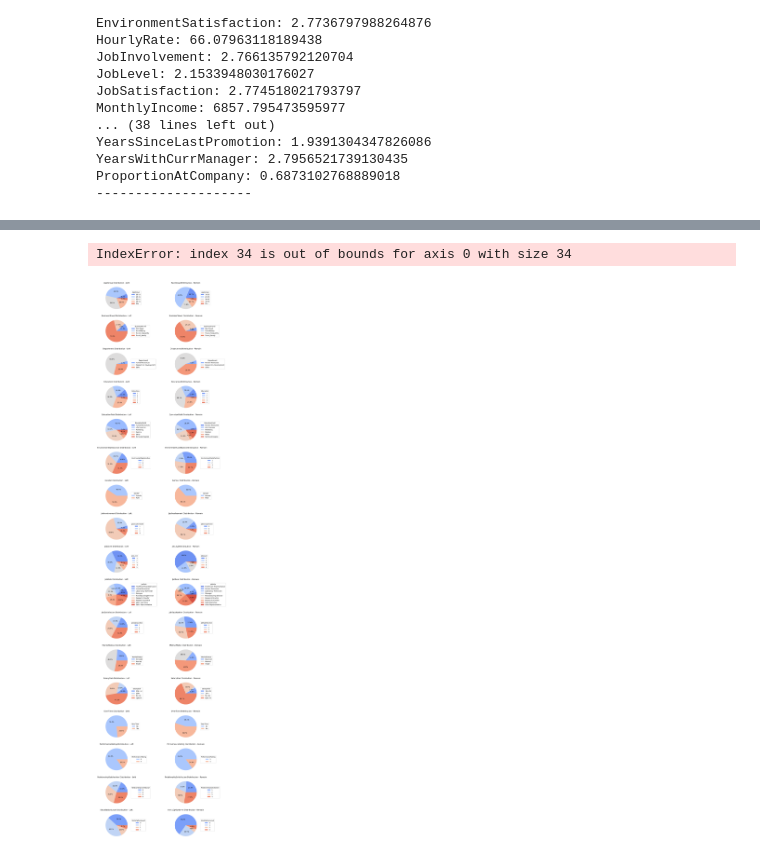
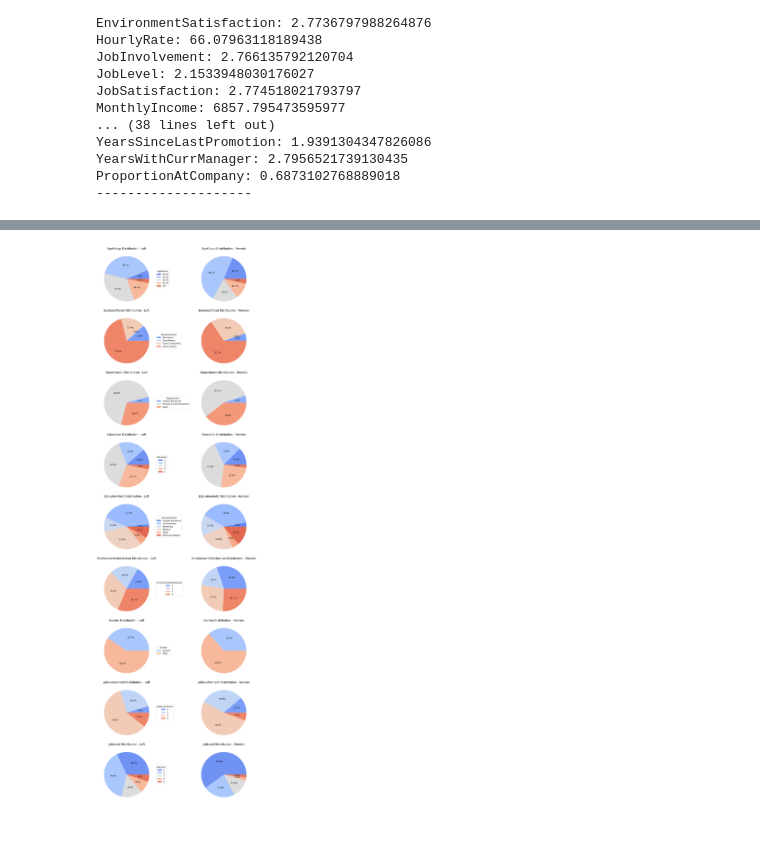
Before and after one commit to SethMoffat/Project_1, a Jupyter notebook: explore.ipynb, the cells around one changed output, grey strips where cells are left out. Saved outputs shown, nothing was run; the diff lists cells and outputs as text; code cells hidden in the pictures; blank space fills up the shorter version.

```diff
--- a/explore.ipynb
+++ b/explore.ipynb
@@ -288,69 +314,53 @@ plt.show()
 # %%
-# Close any previous plots
 plt.close()
 
-# Set global font sizes
-plt.rcParams['font.size'] = 10
+plt.rcParams['font.size'] = 12
+plt.rcParams['axes.titlesize'] = 16
 
-# Define number of columns per row
 cols_per_row = 2
 offset = 1
-total_plots = len(num_cols) + len(cat_cols)
-
-if total_plots % cols_per_row == 0:
+if len(cat_cols) % cols_per_row == 0:
     offset = 0
 
-# Create subplots
 fig, axes = plt.subplots(
-    nrows=total_plots // cols_per_row + offset,
+    nrows=len(cat_cols)//cols_per_row + offset,
     ncols=cols_per_row,
-    figsize=(15, total_plots * 2)
+    figsize=(15, len(cat_cols)*2.5)
 )
 
 # Flatten axes array for easy iteration
 axes = axes.flatten()
 
-# Initialize a counter for filled axes
 plot_index = 0
+for col in cat_cols:
+    # Group data by Attrition and the current categorical column
+    attrition_by_col = df.groupby(['Attrition', col]).size().unstack(fill_value=0)
 
-# Loop through DataFrame columns
-for col in cat_cols:
-    # Plot each numeric column as a boxplot grouped by 'Attrition'
-    if col in num_cols:
-        pass
+    # Create a pie chart for "No" in Attrition
+    no_counts = attrition_by_col.loc['No']
+    wedges_no, texts_no, autotexts_no = axes[plot_index].pie(no_counts, autopct='%1.1f%%', colors=sns.color_palette('coolwarm', len(no_counts)))
+    axes[plot_index].set_title(f'{col} Distribution - Left')
 
-    # Plot each categorical column as two pie charts with legends
-    elif col in cat_cols:
-        # Group data by Attrition and the current categorical column
-        attrition_grouped = df.groupby(['Attrition', col]).size().unstack(fill_value=0)
+    # Add legend for "No" pie chart
+    axes[plot_index].legend(wedges_no, no_counts.index, title=col, loc="center left", bbox_to_anchor=(1, 0.5))
 
-        # Create a pie chart for "No" in Attrition
-        no_counts = attrition_grouped.loc['No']
-        wedges_no, texts_no, autotexts_no = axes[plot_index].pie(no_counts, autopct='%1.1f%%', colors=sns.color_palette('coolwarm', len(no_counts)))
-        axes[plot_index].set_title(f'{col} Distribution - Left')
+    plot_index += 1  # Increment plot index
 
-        # Add legend for "No" pie chart
-        axes[plot_index].legend(wedges_no, no_counts.index, title=col, loc="center left", bbox_to_anchor=(1, 0.5))
+    # Create a pie chart for "Yes" in Attrition
+    yes_counts = attrition_by_col.loc['Yes']
+    wedges_yes, texts_yes, autotexts_yes = axes[plot_index].pie(yes_counts, autopct='%1.1f%%', colors=sns.color_palette('coolwarm', len(yes_counts)))
+    axes[plot_index].set_title(f'{col} Distribution - Remain')
 
-        plot_index += 1  # Increment plot index
-
-        # Create a pie chart for "Yes" in Attrition
-        yes_counts = attrition_grouped.loc['Yes']
-        wedges_yes, texts_yes, autotexts_yes = axes[plot_index].pie(yes_counts, autopct='%1.1f%%', colors=sns.color_palette('coolwarm', len(yes_counts)))
-        axes[plot_index].set_title(f'{col} Distribution - Remain')
-
-        # Add legend for "Yes" pie chart
-        axes[plot_index].legend(wedges_yes, yes_counts.index, title=col, loc="center left", bbox_to_anchor=(1, 0.5))
-
-        plot_index += 1  # Increment plot index
+    plot_index += 1  # Increment plot index
+    if plot_index >= len(axes):
+        break
 
 # Remove any unused subplots
-for j in range(plot_index, len(axes)):
-    fig.delaxes(axes[j])
+for i in range(plot_index, len(axes)):
+    fig.delaxes(axes[i])
 
 # Adjust layout to avoid overlap
 plt.tight_layout()
 plt.show()
 # %% [output]
-IndexError: index 34 is out of bounds for axis 0 with size 34
-[figure, old version]
+[figure, new version]
```
Also changed, not shown: parts of 2 cells of this notebook.
